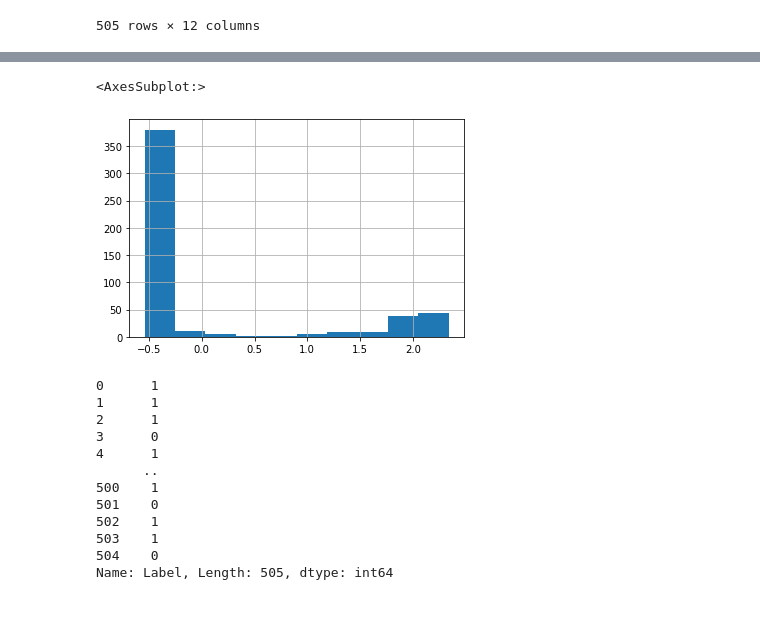
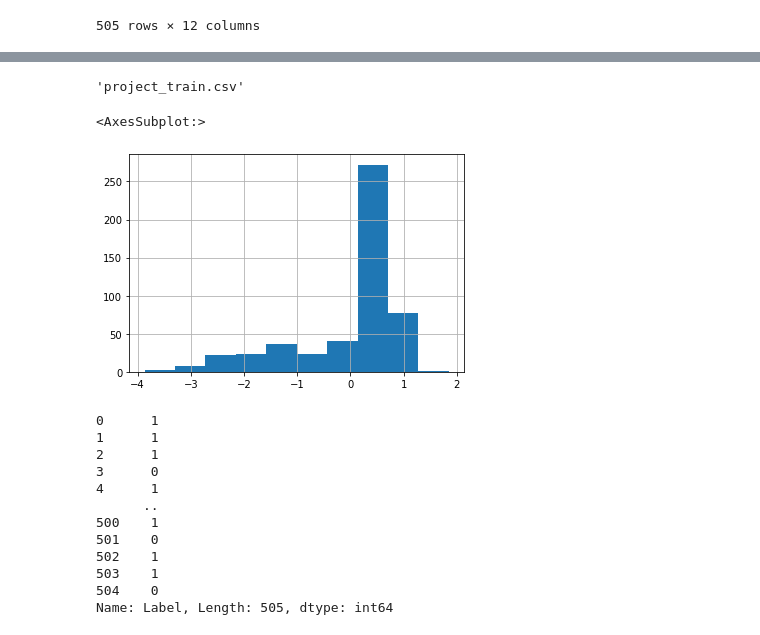
Before and after one commit to sergi-andreu/MMSL, a Jupyter notebook: Project.ipynb, the cells around one changed output, grey strips where cells are left out. Cells and saved outputs as stored; diff of their text form; code cells hidden in the pictures.

```diff
--- a/Project.ipynb
+++ b/Project.ipynb
@@ -42,0 +23,3 @@ data.df
+# %%
+data.df.loc[84, "energy"] = 0.734
+data.df.loc[94, "loudness"] = -6.542
@@ -43,7 +31,5 @@ data.df
 # %%
-data = Data("project_train.csv")
-data.Preprocess()
-
+data._preprocess()
 data.df
 # %% [output]
 |  | danceability | energy | speechiness | acousticness | instrumentalness | liveness | valence | loudness | ... |
@@ -61,9 +47,13 @@ data.df
 505 rows × 22 columns
+# %%
+str(data)
+# %% [output]
+'project_train.csv'
 # %%
-data.df["instrumentalness"].hist()
+data.df["loudness"].hist()
 # %% [output]
 <AxesSubplot:>
-[figure, old version]
+[figure, new version]
 # %%
 data.labels
 # %% [output]
```
Also changed, not shown: parts of 11 cells of this notebook, 2 other files.
